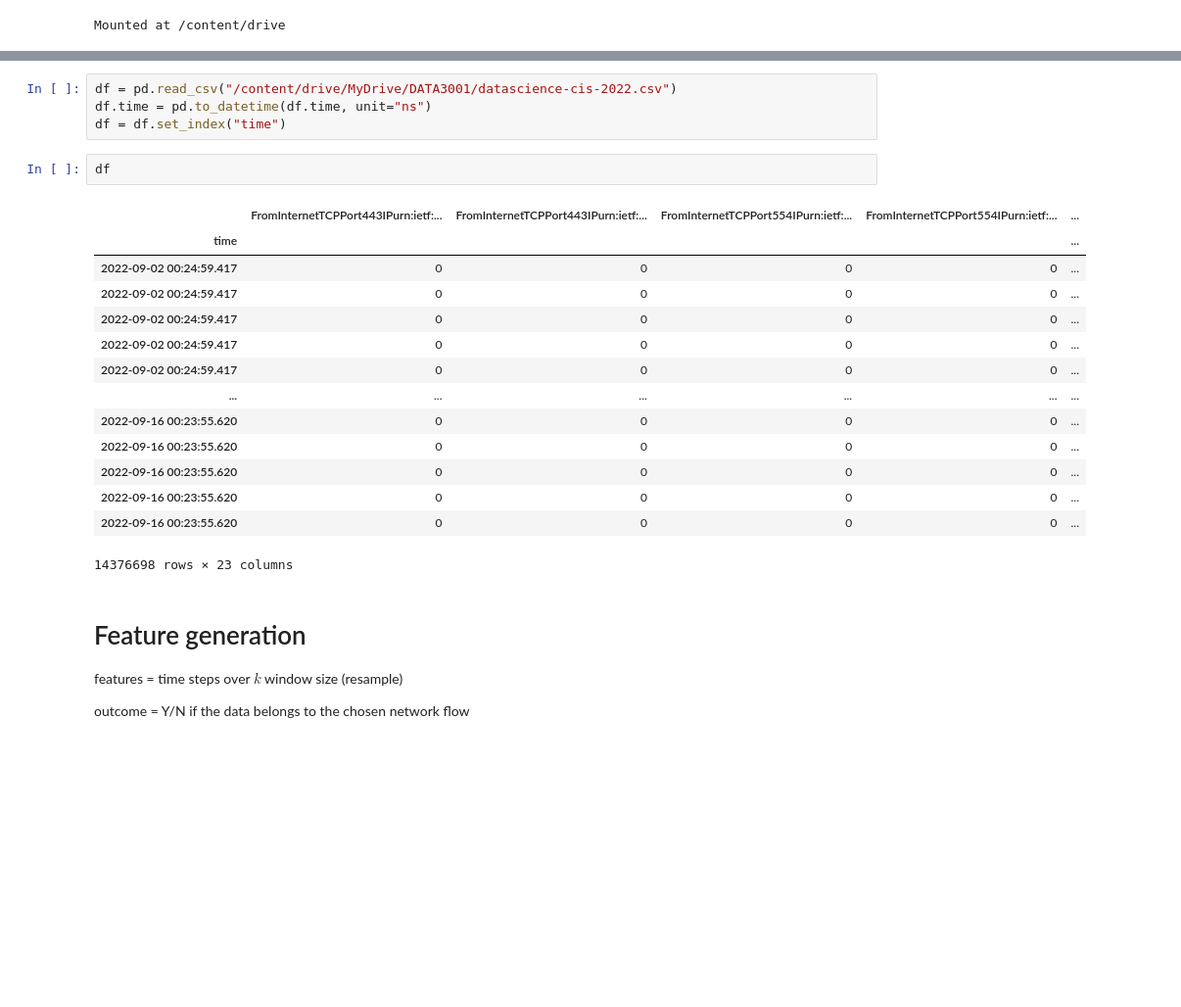
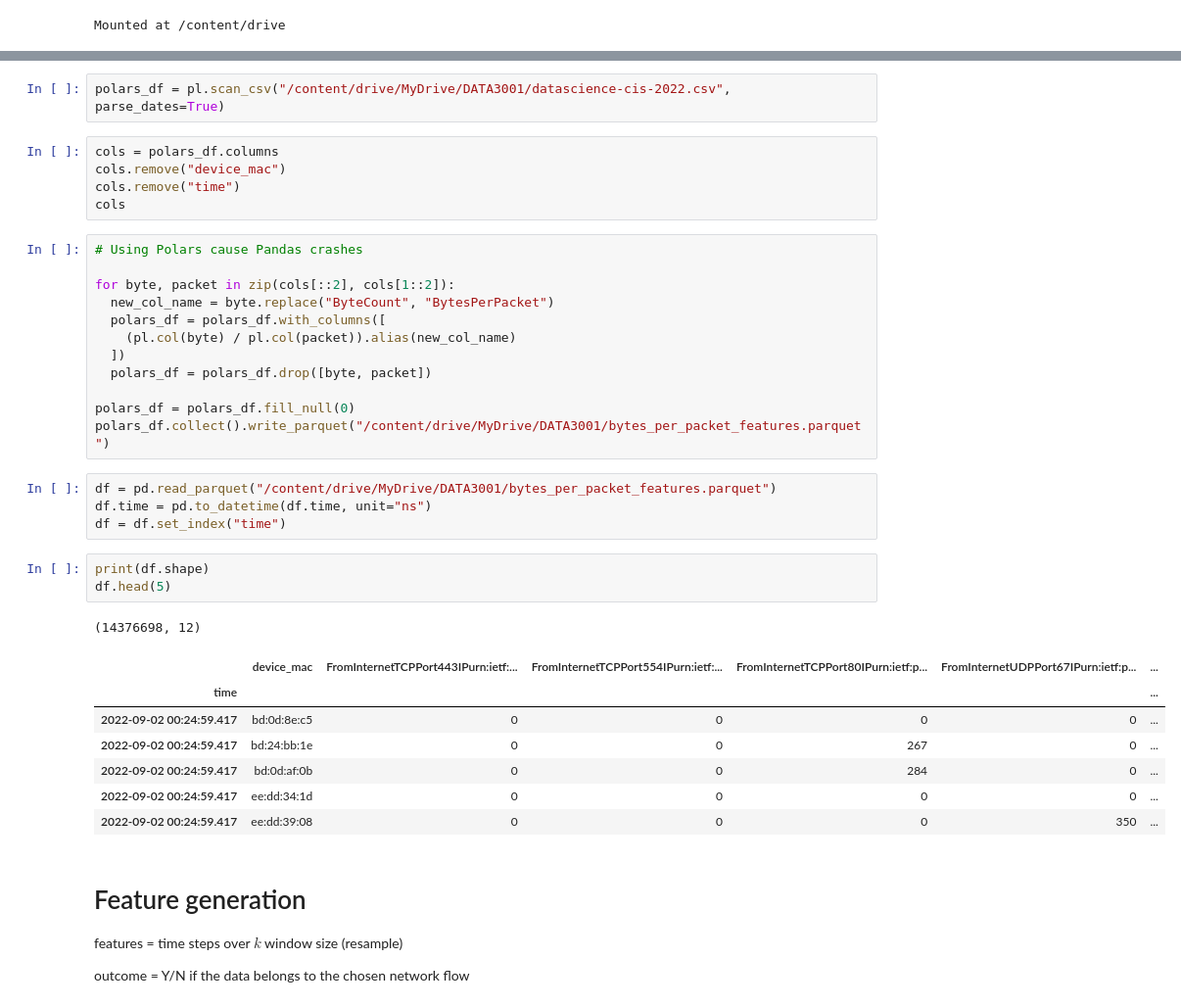
Before and after one commit to MillenniumForce/DATA3001, a Jupyter notebook: deep_learning/Feature_Engineering.ipynb, the cells around one changed output, grey strips where cells are left out. Shown: that part at 98% size. Cells and saved outputs as stored; diff of their text form; blank space fills up the shorter version.

Commit message:
Added bytes per packet features

```diff
--- a/deep_learning/Feature_Engineering.ipynb
+++ b/deep_learning/Feature_Engineering.ipynb
@@ -11,24 +25,38 @@ import numpy as np
+# %%
+polars_df = pl.scan_csv("/content/drive/MyDrive/DATA3001/datascience-cis-2022.csv", parse_dates=True)
+# %%
+cols = polars_df.columns
+cols.remove("device_mac")
+cols.remove("time")
+cols
+# %%
+# Using Polars cause Pandas crashes
+
+for byte, packet in zip(cols[::2], cols[1::2]):
+  new_col_name = byte.replace("ByteCount", "BytesPerPacket")
+  polars_df = polars_df.with_columns([
+    (pl.col(byte) / pl.col(packet)).alias(new_col_name)
+  ])
+  polars_df = polars_df.drop([byte, packet])
+
+polars_df = polars_df.fill_null(0)
+polars_df.collect().write_parquet("/content/drive/MyDrive/DATA3001/bytes_per_packet_features.parquet")
 # %%
-df = pd.read_csv("/content/drive/MyDrive/DATA3001/datascience-cis-2022.csv")
+df = pd.read_parquet("/content/drive/MyDrive/DATA3001/bytes_per_packet_features.parquet")
 df.time = pd.to_datetime(df.time, unit="ns")
 df = df.set_index("time")
-# %%
-df
-# %% [output]
-|  | FromInternetTCPPort443IPurn:ietf:... | FromInternetTCPPort443IPurn:ietf:... | FromInternetTCPPort554IPurn:ietf:... | FromInternetTCPPort554IPurn:ietf:... | ... |
-| time |  |  |  |  | ... |
-| 2022-09-02 00:24:59.417 | 0 | 0 | 0 | 0 | ... |
-| 2022-09-02 00:24:59.417 | 0 | 0 | 0 | 0 | ... |
-| 2022-09-02 00:24:59.417 | 0 | 0 | 0 | 0 | ... |
-| 2022-09-02 00:24:59.417 | 0 | 0 | 0 | 0 | ... |
-| 2022-09-02 00:24:59.417 | 0 | 0 | 0 | 0 | ... |
-| ... | ... | ... | ... | ... | ... |
-| 2022-09-16 00:23:55.620 | 0 | 0 | 0 | 0 | ... |
-| 2022-09-16 00:23:55.620 | 0 | 0 | 0 | 0 | ... |
-| 2022-09-16 00:23:55.620 | 0 | 0 | 0 | 0 | ... |
-| 2022-09-16 00:23:55.620 | 0 | 0 | 0 | 0 | ... |
-| 2022-09-16 00:23:55.620 | 0 | 0 | 0 | 0 | ... |
-14376698 rows × 23 columns
+# %%
+print(df.shape)
+df.head(5)
+# %% [output]
+(14376698, 12)
+|  | device_mac | FromInternetTCPPort443IPurn:ietf:... | FromInternetTCPPort554IPurn:ietf:... | FromInternetTCPPort80IPurn:ietf:p... | FromInternetUDPPort67IPurn:ietf:p... | ... |
+| time |  |  |  |  |  | ... |
+| 2022-09-02 00:24:59.417 | bd:0d:8e:c5 | 0 | 0 | 0 | 0 | ... |
+| 2022-09-02 00:24:59.417 | bd:24:bb:1e | 0 | 0 | 267 | 0 | ... |
+| 2022-09-02 00:24:59.417 | bd:0d:af:0b | 0 | 0 | 284 | 0 | ... |
+| 2022-09-02 00:24:59.417 | ee:dd:34:1d | 0 | 0 | 0 | 0 | ... |
+| 2022-09-02 00:24:59.417 | ee:dd:39:08 | 0 | 0 | 0 | 350 | ... |
 # %% [markdown]
 # Feature generation
 
```
Also changed, not shown: parts of 12 cells of this notebook.
